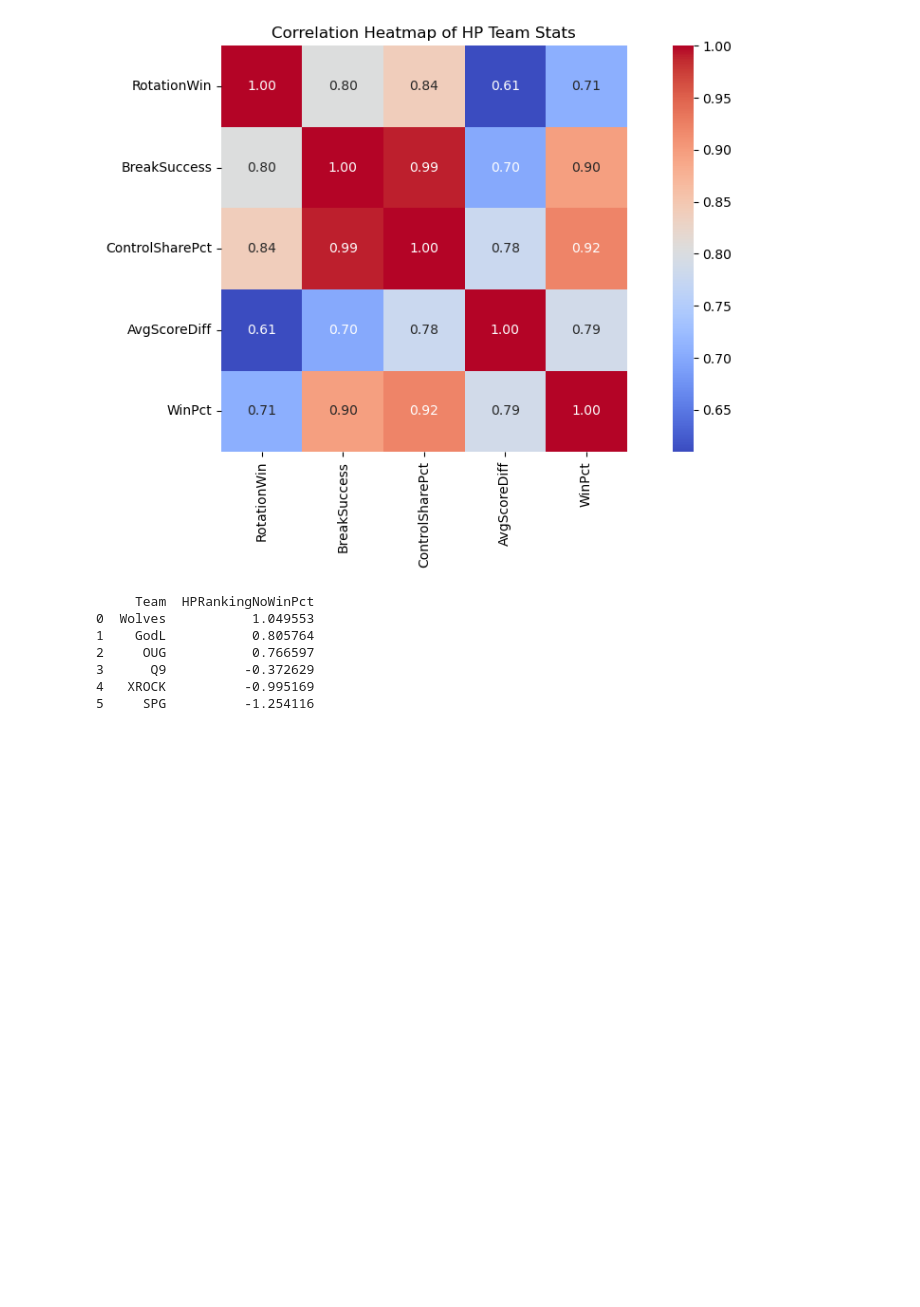
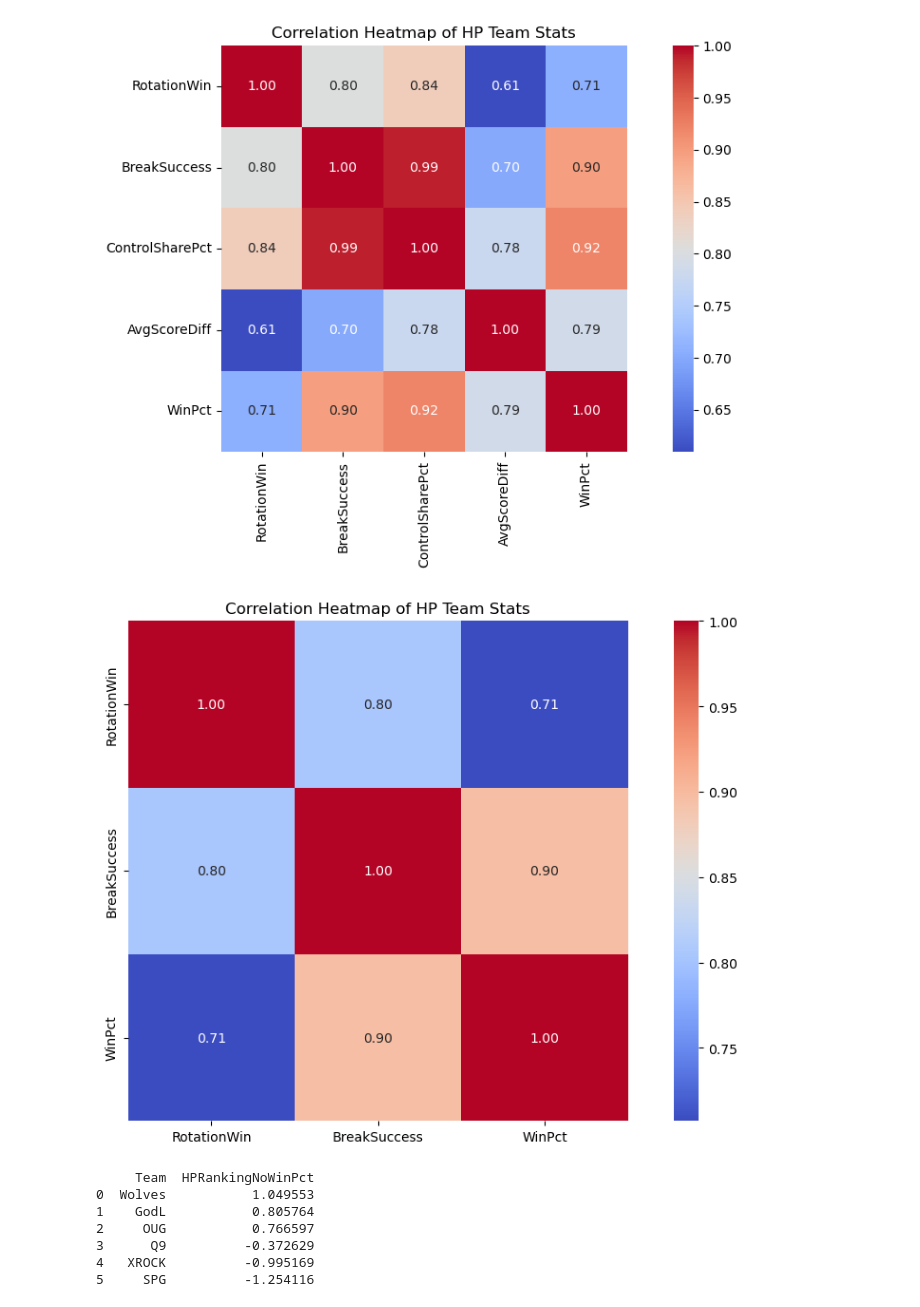
Before and after one commit to anshxl/codm-analytics, a Jupyter notebook: Notebooks/rankings.ipynb, the cells around one changed output. Drawn from its saved outputs; the diff is of its cells as text; code cells hidden in the pictures; blank space fills up the shorter version.

```diff
--- a/Notebooks/rankings.ipynb
+++ b/Notebooks/rankings.ipynb
@@ -12,8 +12,6 @@ hp_df = pd.read_csv('../Week3/HP/team_stats.csv')
 
 # Filter for relevant teams
 relevant_teams = ['Q9', 'OUG', 'SPG', 'XROCK', 'GodL', 'Wolves']
-
-hp_df = hp_df[hp_df['Team'].isin(relevant_teams)].reset_index(drop=True)
 
 # Add win pct column
 win_pct = {
@@ -27,6 +25,7 @@ win_pct = {
 
 # Multiply 'WinPct' by 100 for percentage format
 hp_df['WinPct'] = hp_df['Team'].map(win_pct) * 100
+hp_df.to_csv('../rankings/hp_team_stats.csv', index=False)
 
 # Select relevant columns
 stats = ['RotationWin', 'BreakSuccess', 'ControlSharePct', 'AvgScoreDiff', 'WinPct']
@@ -84,6 +83,17 @@ plt.title('Correlation Heatmap of HP Team Stats')
 plt.tight_layout()
 # %% [output]
 [figure]
+# %%
+# Correlation between stats and win percentage
+correlation_matrix = hp_df[['RotationWin', 'BreakSuccess', 'WinPct']].corr()
+
+# Plot heatmap of correlations
+plt.figure(figsize=(10, 6))
+sns.heatmap(correlation_matrix, annot=True, cmap='coolwarm', fmt='.2f', square=True)
+plt.title('Correlation Heatmap of HP Team Stats')
+plt.tight_layout()
+# %% [output]
+[figure, added]
 # %%
 # Ranking without using WinPct
 new_stats = ['RotationWin', 'BreakSuccess', 'ControlSharePct', 'AvgScoreDiff']
```
Also changed, not shown: parts of 9 cells of this notebook, 46 other files.
